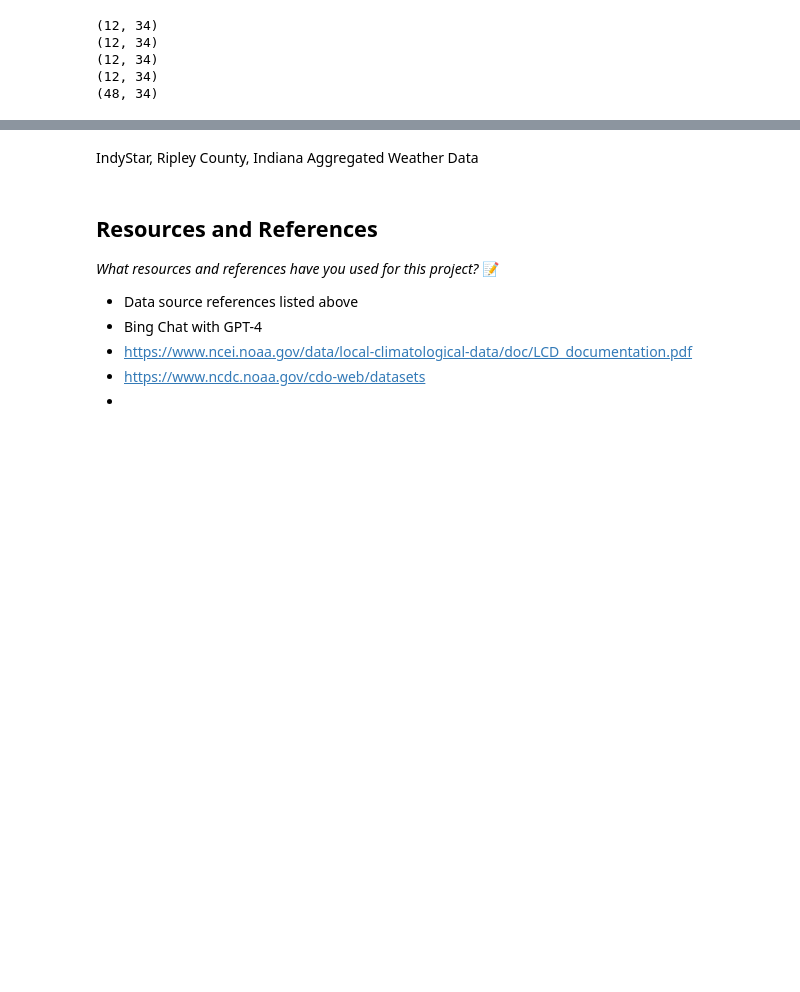
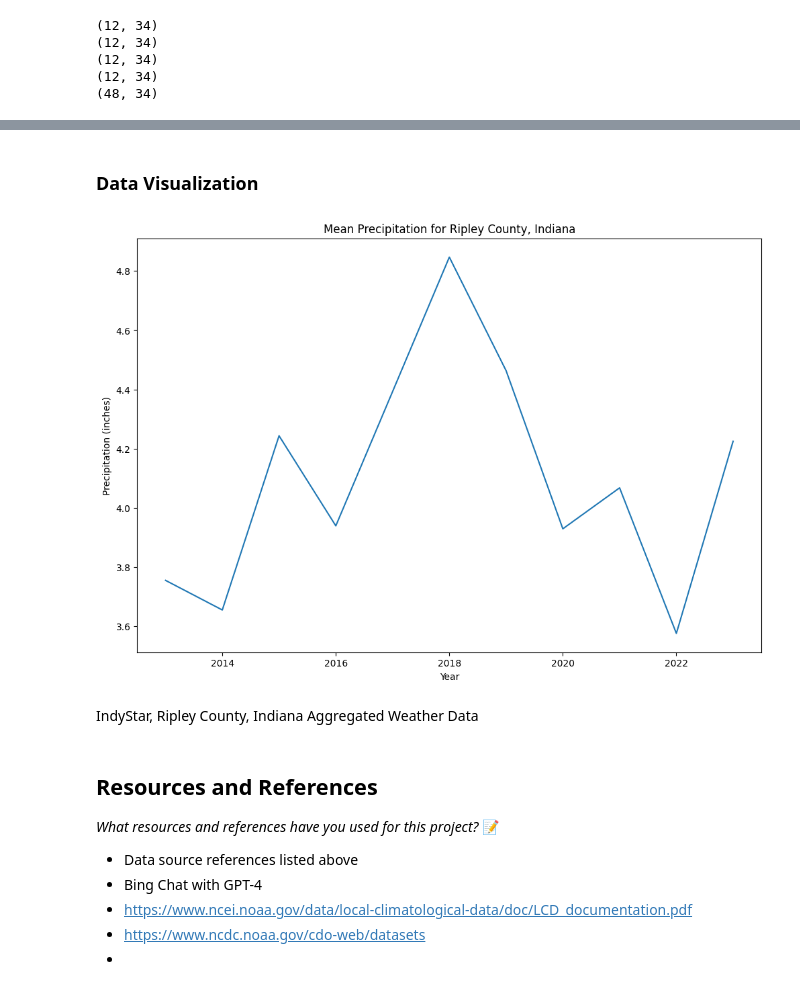
Before and after one commit to IT4063C-Fall23/final-project-kellej6, a Jupyter notebook: source.ipynb, the cells around one changed output, grey strips where cells are left out. Drawn from its saved outputs; the diff is of its cells as text; code cells hidden in the pictures; blank space fills up the shorter version.

```diff
--- a/source.ipynb
+++ b/source.ipynb
@@ -199,0 +427,4 @@ lcd_df.sample(10)
+# %%
+# Remove the 0 from the column names and trim the column names
+precip_df.columns = precip_df.columns.str.replace('0', '').str.strip()
+precip_df.columns
@@ -199,0 +435,4 @@ lcd_df.sample(10)
+# %%
+# Create a new column 'year' from the 'time' column
+precip_df['YEAR'] = precip_df['TIME'].str[:4].astype('int64')
+precip_df.head()
@@ -199,0 +446,4 @@ lcd_df.sample(10)
+# %%
+# Calculate the mean precipitation for each year using the 'DATA' and 'YEAR' columns
+precip_df_mean = precip_df[['DATA', 'YEAR']].groupby('YEAR').mean()
+precip_df_mean.head()
@@ -199,0 +458,4 @@ lcd_df.sample(10)
+# %%
+# Filter the dataframe to include only the years 2013-2023
+precip_df_mean = precip_df_mean.loc[2013:2023]
+precip_df_mean.head()
@@ -200,3 +470,15 @@ lcd_df.sample(10)
+# %% [markdown]
+### Data Visualization
+# %%
+# Plot the mean precipitation for each year
+plt.figure(figsize=(12, 8))
+plt.plot(precip_df_mean.index, precip_df_mean['DATA'])
+plt.xlabel('Year')
+plt.ylabel('Precipitation (inches)')
+plt.title('Mean Precipitation for Ripley County, Indiana')
+plt.show()
+# %% [output]
+[figure, added]
 # %% [markdown]
 IndyStar, Ripley County, Indiana Aggregated Weather Data
 # %%
```
Also changed, not shown: parts of 38 cells of this notebook, 3 other files.
